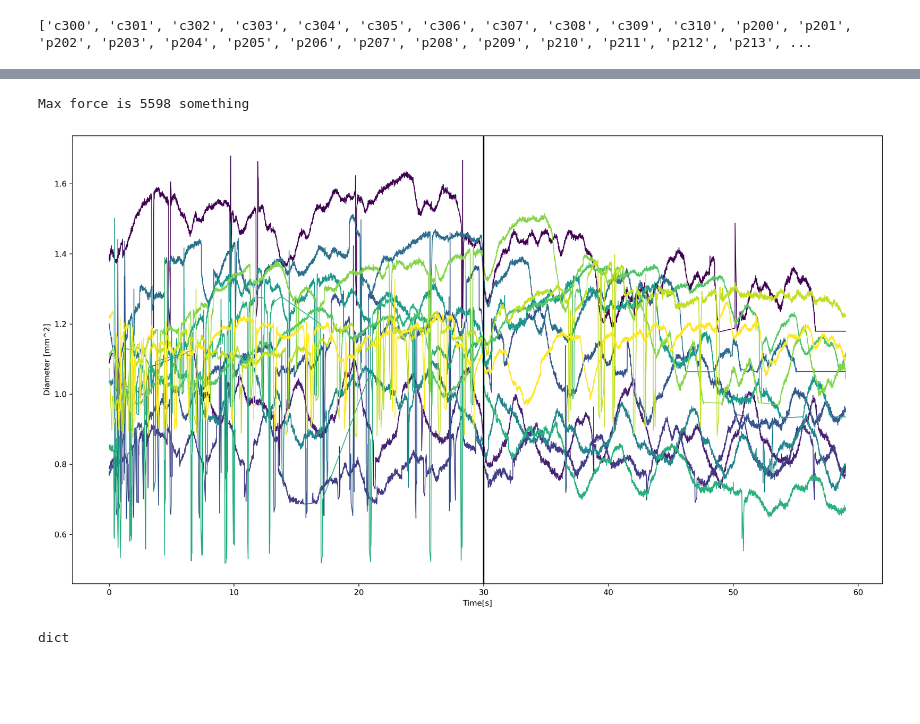
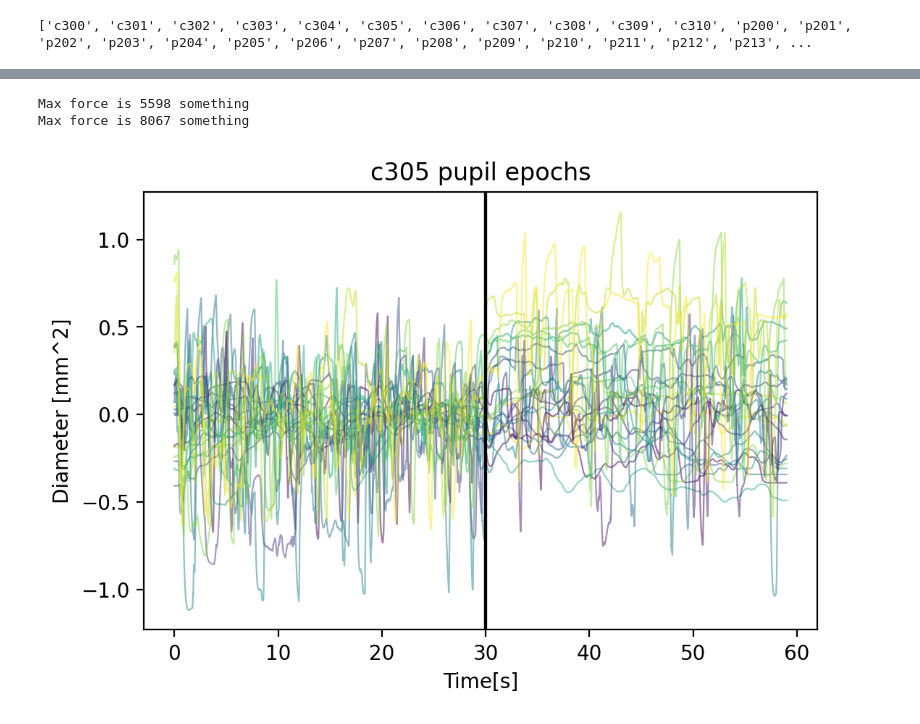
Before and after one commit to JuliusWelzel/tremor_feedback_jw, a Jupyter notebook: 05_scripts/ana01_prep_pupil.ipynb, the cells around one changed output, grey strips where cells are left out. Cells and saved outputs as stored; diff of their text form; code cells hidden in the pictures; blank space fills up the shorter version.

```diff
--- a/05_scripts/ana01_prep_pupil.ipynb
+++ b/05_scripts/ana01_prep_pupil.ipynb
@@ -9,16 +9,23 @@ from pathlib import Path
 import sys
 from datetime import datetime
 import pandas as pd
+from hampel import hampel
 import seaborn
+import matplotlib.pyplot as plt
+from tueplots import axes, bundles
+
+# Increase the resolution of all the plots below
+plt.rcParams.update({"figure.dpi": 200,"figure.facecolor":"w"})
+bundles.beamer_moml()
 
 from utilities.utl import find_lsl_stream, find_nearest, fill_nan, get_channel_labels_ppl_xdf
 from utilities.pupil_prep import *
 from utilities.SingleSubjectData import SubjectData, Epochs
-import importlib
 # %%
 # (import) helper functions
 dir_script = Path("__file__").parent.absolute()
 dir_rawdata = Path.joinpath(dir_script.parent.absolute(), "04_data","00_raw")
+dir_plots = Path.joinpath(dir_script.parent.absolute(),"06_plots","01_single_trial")
 print(dir_script)
 # %% [output]
 c:\Users\User\Desktop\kiel\tremor_feedback_jw\05_scripts
@@ -29,11 +36,3 @@ fnms = [s for s in f_list if str_match in s]
 print([f.split('_')[0] for f in fnms])
 # %% [output]
 ['c300', 'c301', 'c302', 'c303', 'c304', 'c305', 'c306', 'c307', 'c308', 'c309', 'c310', 'p200', 'p201', 'p202', 'p203', 'p204', 'p205', 'p206', 'p207', 'p208', 'p209', 'p210', 'p211', 'p212', 'p213', ...
-# %%
-
-ch_info = sub.eye["info"]["desc"][0]["channels"][0]
-len(ch_info["channel"])
-
-nms_ppl = []
-for i,ch in enumerate(ch_info["channel"]):
-    nms_ppl.append(ch_info["channel"][i].get('label')[0])
@@ -93,5 +39,9 @@ Text(0.02, 0.5, 'Pupil size [mm^3]')
 # %%
-tmp_fnms = fnms[4:5]
+tmp_fnms = fnms[4:6]
+n_trial = []
+per_bad_samples = []
+con_view_ang = []
+con_feedback = []
 for f in tmp_fnms:
     sub = SubjectData()
     sub.load_data(dir_rawdata,f)
@@ -100,47 +50,60 @@ for f in tmp_fnms:
     ch_info = sub.eye["info"]["desc"][0]["channels"][0]
     nms_ppl = []
     for i,ch in enumerate(ch_info["channel"]):
         nms_ppl.append(ch_info["channel"][i].get('label')[0])
+
+    # info per epoch
+    con_view_ang.extend(eps.events["value"][eps.events["value"].str.contains('sfb') ].str.split('_').str[3].astype(float).round(2))
+    con_feedback.extend(eps.events["value"][eps.events["value"].str.contains('epoch') ].str.split('_').str[1])
+    n_trial = []
+    per_bad_samples = []
 
     # epoch data
     eps = Epochs(sub,sub.eye["time_series"],times=sub.eye["time_stamps"], events=sub.mrk, srate = sub.srate_ppl)
     idx_exp_start   = eps.events[eps.events["value"].str.match('block1')].index[0]
     eps.epoch('end_trial', idx_start=idx_exp_start,tmin=-60,tmax=0)
     eps.data[eps.data == 0] = np.nan
 
     # prep pupil data
     ch_oi = ['confidence', 'diameter1_3d']
     idx_ch_oi = [nms_ppl.index(key) for key in ch_oi]
 
+    # set params for epoch processing and plotting
+    cfg_pupil_plot_colors = plt.cm.viridis(np.linspace(0,1,eps.data.shape[2]))
+    cfg_bl_times = [20,28]
+    cfg_bl_times.sort()
 
-    colors = plt.cm.viridis(np.linspace(0,1,eps.data.shape[2]))
+    # prep single trial pupil data
+    for i in range(eps.data.shape[2]):
 
-    for i in range(eps.data.shape[2]):
         ep = eps.data[idx_ch_oi,:,i]
         ep = pd.DataFrame(ep.T)
         ep.columns = [ch_oi]
         ep = ep.interpolate(method='linear',axis='rows')
 
         lower_thresh = ep["diameter1_3d"].median(axis=0)-ep["diameter1_3d"].std(axis=0)*1.5
         upper_thresh = ep["diameter1_3d"].median(axis=0)+ep["diameter1_3d"].std(axis=0)*1.5
 
-        ep["diameter1_3d"] = np.where((ep.diameter1_3d < lower_thresh),np.nan,ep.diameter1_3d)
-        ep["diameter1_3d"] = np.where((ep.diameter1_3d > upper_thresh),np.nan,ep.diameter1_3d)
+        idx_bad_samples = np.logical_or(ep.diameter1_3d < lower_thresh,ep.diameter1_3d > upper_thresh)
+        per_bad_samples.append(idx_bad_samples.sum() / len(idx_bad_samples))
+        ep["diameter1_3d"] = np.where(idx_bad_samples,np.nan,ep.diameter1_3d)
 
         ep = ep.interpolate(method='linear',axis='rows')
+        ep["diameter1_3d"] = hampel(ep["diameter1_3d"].squeeze(), window_size=60, n=1, imputation=True).ewm(span = 60).mean()
+        ep["diameter1_3d"].ewm(span = 60).mean()
 
-        plt.plot(eps.times,ep["diameter1_3d"].to_numpy(),color=colors[i],linewidth=1)
-        plt.axvline(30,c='k')
-        plt.xlabel('Time[s]')
-        plt.ylabel('Diameter [mm^2]')
-        fig = plt.gcf()
-        fig.set_size_inches(18.5, 10.5)
-        fig.set_dpi(300)
+        # do baseline correction
+        bl_diam = ep["diameter1_3d"][np.logical_and(eps.times > cfg_bl_times[0],eps.times < cfg_bl_times[1])].mean()
+        ep["diameter1_3d"] = ep["diameter1_3d"] - bl_diam
+
+        plt.plot(eps.times,ep["diameter1_3d"].to_numpy(),color=cfg_pupil_plot_colors[i],linewidth=.8, alpha=.5)
+
+    plt.axvline(30,c='k')
+    plt.xlabel('Time[s]')
+    plt.ylabel('Diameter [mm^2]')
+    plt.title(f"{sub.id} pupil epochs")
+    plt.savefig(Path.joinpath(dir_plots,f"{sub.id}_pupil_epochs.png"))
 # %% [output]
 Max force is 5598 something
+Max force is 8067 something
-[figure, old version]
+[figure, new version]
-# %%
-ppl = sub.eye
-get_chanel
-# %% [output]
-dict
```
Also changed, not shown: parts of 3 cells of this notebook, 19 other files.
